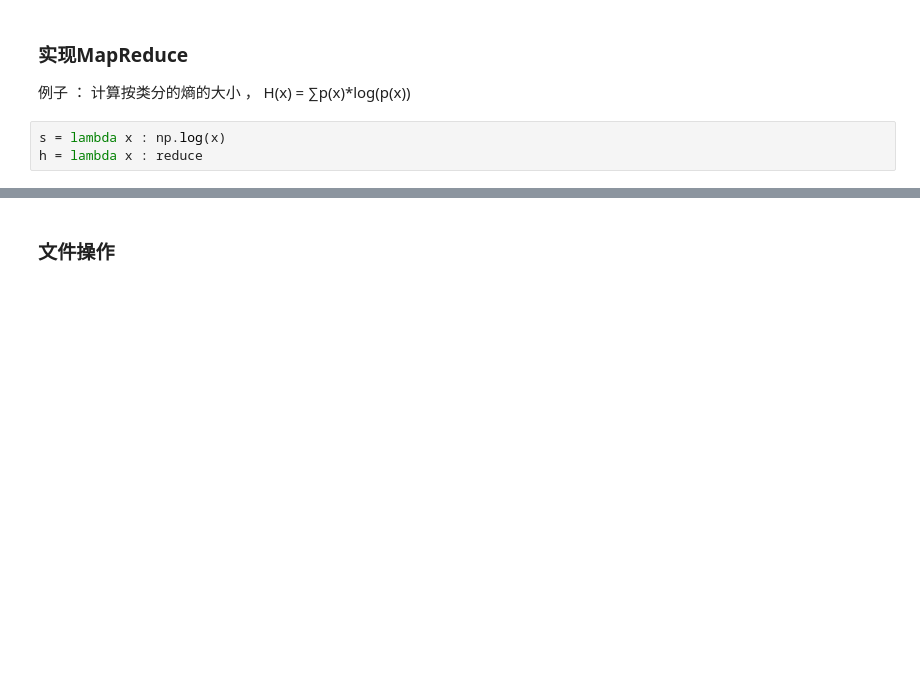
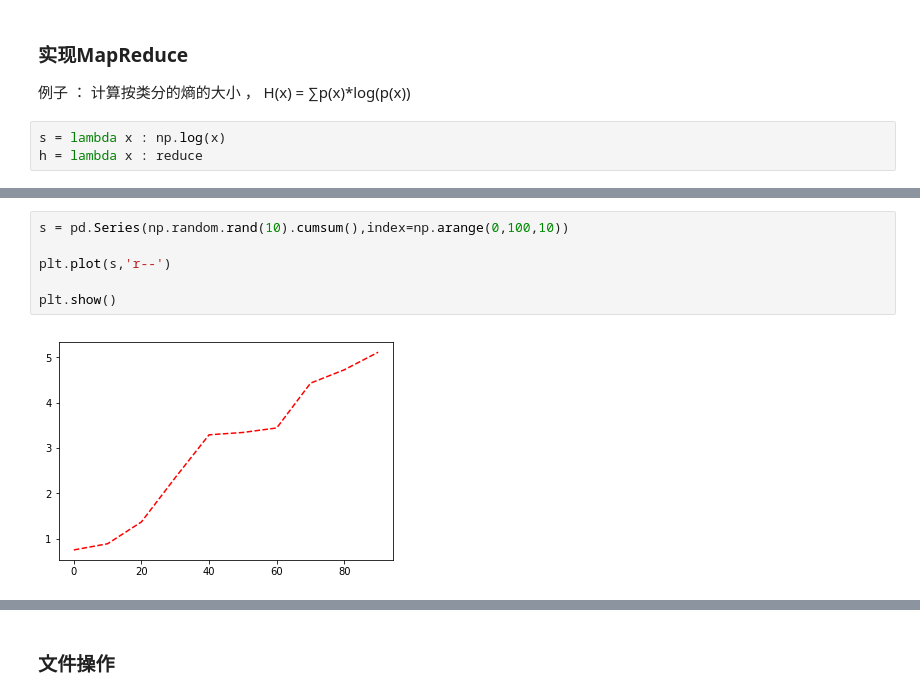
Before and after one commit to shadowimp/python-is-all-you-need, a Jupyter notebook: notebook/pandas_tutorial.ipynb, the cells around one changed output, grey strips where cells are left out. Drawn from its saved outputs; the diff is of its cells as text; blank space fills up the shorter version.

```diff
--- a/notebook/pandas_tutorial.ipynb
+++ b/notebook/pandas_tutorial.ipynb
@@ -160,0 +195,8 @@ plt.show()
+# %%
+s = pd.Series(np.random.rand(10).cumsum(),index=np.arange(0,100,10))
+
+plt.plot(s,'r--')
+
+plt.show()
+# %% [output]
+[figure, added]
```
Also changed, not shown: parts of 32 cells of this notebook, 5 other files.
